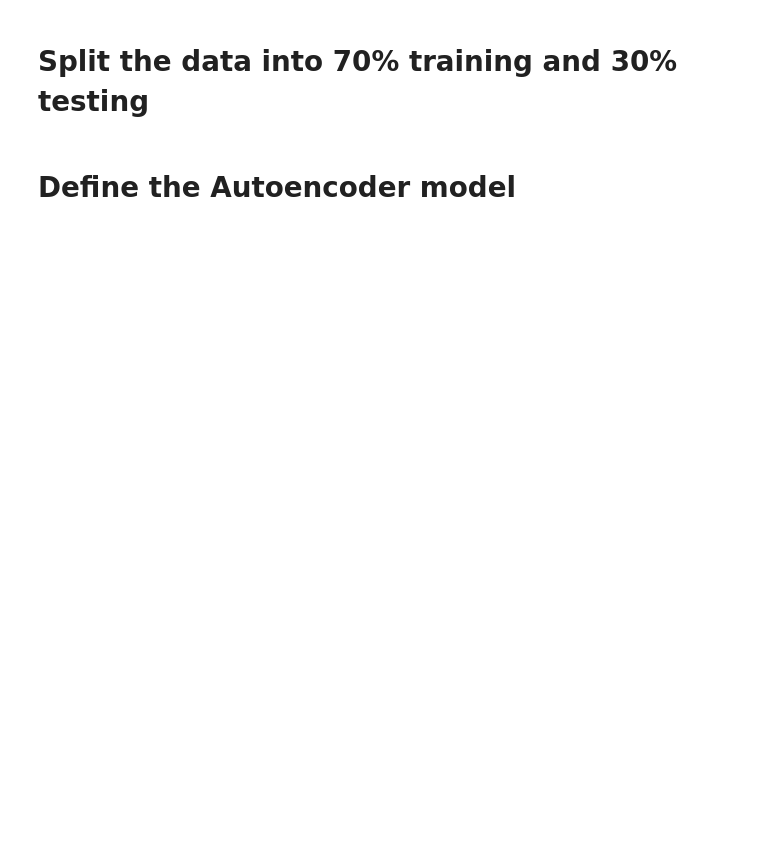
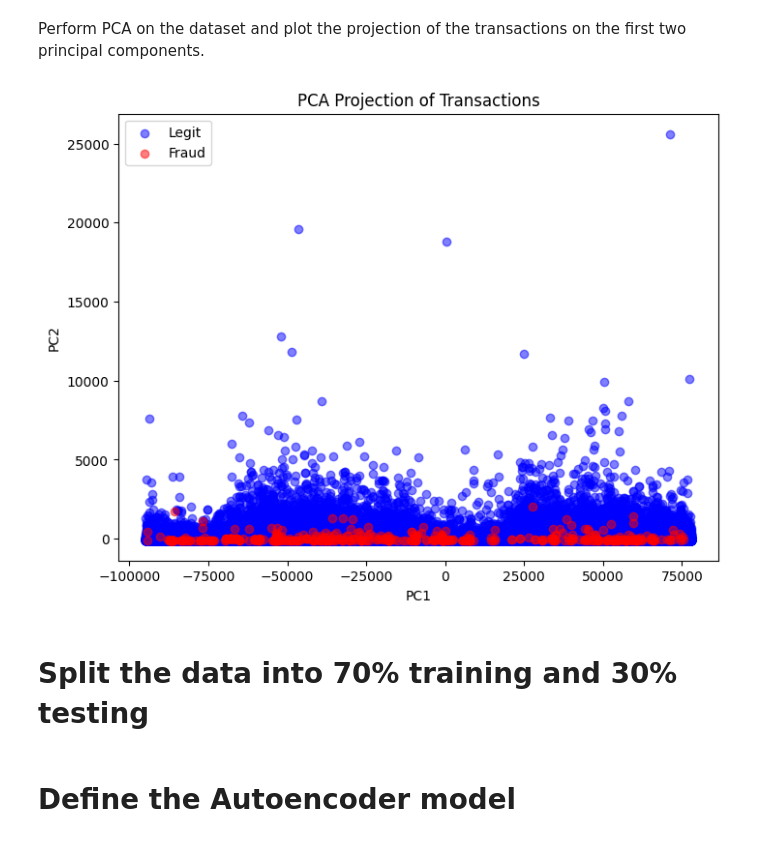
Before and after one commit to NiccoloSalvi/fraud-detection-autoencoders, a Jupyter notebook: nicco.ipynb, the cells around one changed output. Saved outputs shown, nothing was run; the diff lists cells and outputs as text; code cells hidden in the pictures; blank space fills up the shorter version.

```diff
--- a/nicco.ipynb
+++ b/nicco.ipynb
@@ -22,0 +31,19 @@ y = dataset[:, -1]
+# %% [markdown]
+Perform PCA on the dataset and plot the projection of the transactions on the first two principal components.
+# %%
+from sklearn.decomposition import PCA
+
+pca = PCA(n_components=2)
+components = pca.fit_transform(X)
+fraud_mask = dataset[:, -1] == 1
+
+plt.figure(figsize=(8, 6))
+plt.scatter(components[~fraud_mask, 0], components[~fraud_mask, 1], alpha=0.5, color="blue", label="Legit")
+plt.scatter(components[fraud_mask, 0], components[fraud_mask, 1], alpha=0.5, color="red", label="Fraud")
+plt.xlabel("PC1")
+plt.ylabel("PC2")
+plt.legend()
+plt.title("PCA Projection of Transactions")
+plt.show()
+# %% [output]
+[figure, added]
```
Also changed, not shown: parts of 8 cells of this notebook.
